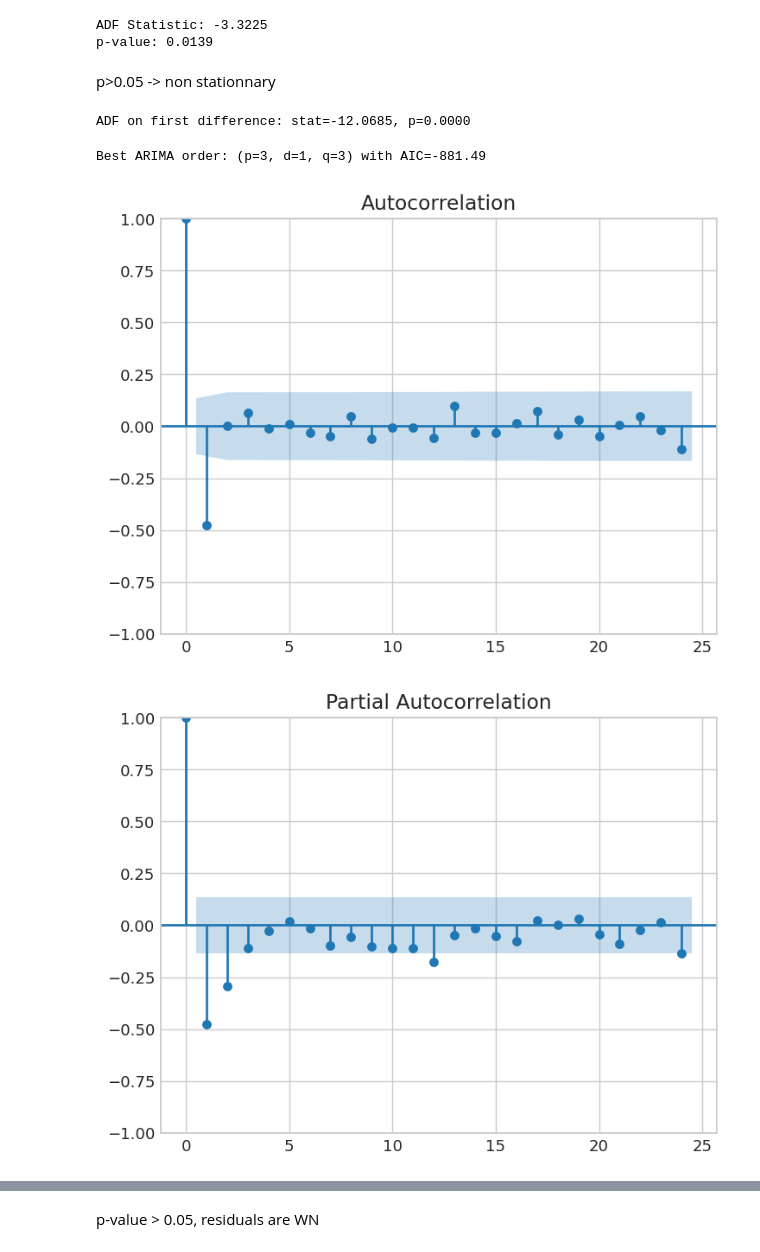
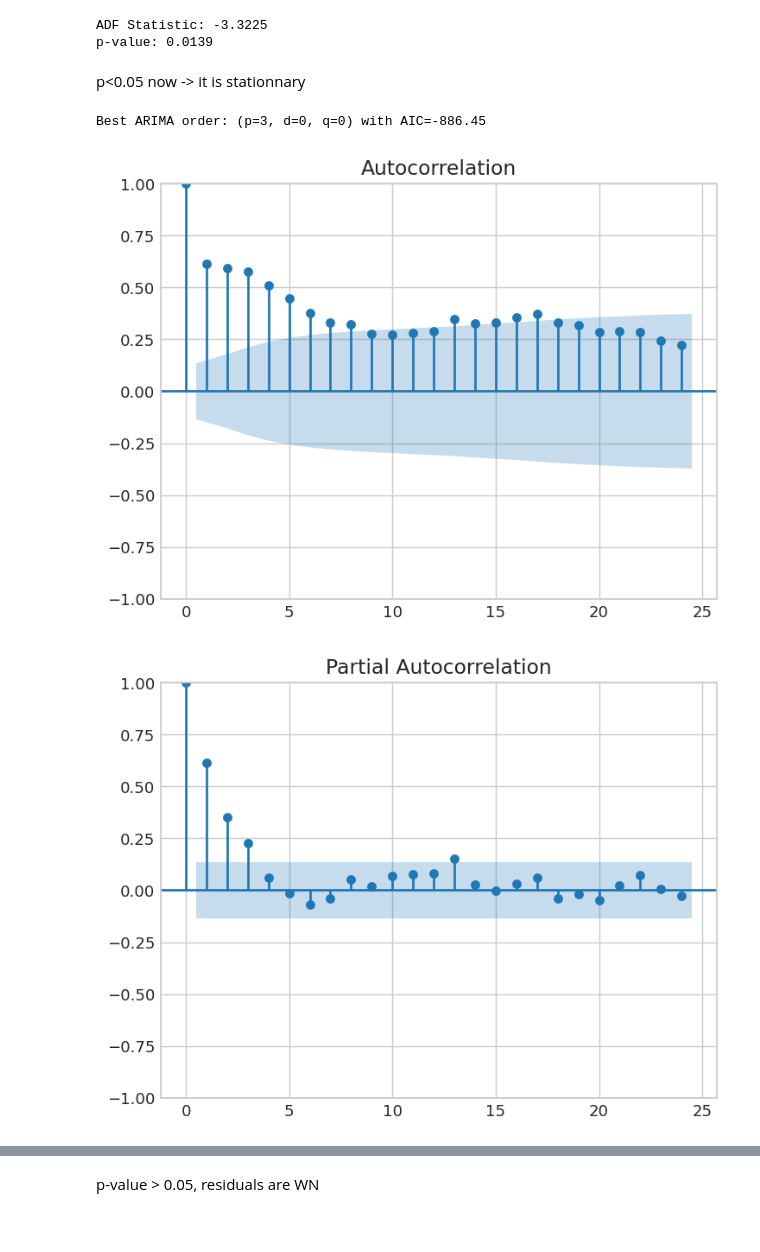
Before and after one commit to GabrielDelhay/Econometrics-project, a Jupyter notebook: SPX_Volatility_Project.ipynb, the cells around one changed output, grey strips where cells are left out. Cells and saved outputs as stored; diff of their text form; code cells hidden in the pictures.

```diff
--- a/SPX_Volatility_Project.ipynb
+++ b/SPX_Volatility_Project.ipynb
@@ -1013,36 +1016,29 @@ print(f"p-value: {result[1]:.4f}")
 ADF Statistic: -3.3225
 p-value: 0.0139
 # %% [markdown]
-p>0.05 -> non stationnary
+p<0.05 now -> it is stationnary
-# %%
-# first difference is stationary (first diff is daily change in implied vol)
-atm_iv_diff = reg['atm_iv'].dropna().diff().dropna()
-result_diff = adfuller(atm_iv_diff)
-print(f"ADF on first difference: stat={result_diff[0]:.4f}, p={result_diff[1]:.4f}")
-# %% [output]
-ADF on first difference: stat=-12.0685, p=0.0000
 # %%
 # identfy p and q
 
 from statsmodels.graphics.tsaplots import plot_acf, plot_pacf
-plot_acf(atm_iv_diff) # gives q
-plot_pacf(atm_iv_diff) # gives p
+plot_acf(reg['atm_iv'].dropna())  # gives p
+plot_pacf(reg['atm_iv'].dropna())   # gives q
 
 from statsmodels.tsa.arima.model import ARIMA
 import itertools
 
 best_aic = np.inf
 for p,q in itertools.product(range(4), range(4)):
     try:
-        model = ARIMA(reg['atm_iv'].dropna(), order=(p,1,q)).fit()
+        model = ARIMA(reg['atm_iv'].dropna(), order=(p,0,q)).fit()
         if model.aic < best_aic:
             best_aic = model.aic
             best_p, best_q = p, q
     except:
         continue
-print(f"Best ARIMA order: (p={best_p}, d=1, q={best_q}) with AIC={best_aic:.2f}")
+print(f"Best ARIMA order: (p={best_p}, d=0, q={best_q}) with AIC={best_aic:.2f}")
 # %% [output]
-Best ARIMA order: (p=3, d=1, q=3) with AIC=-881.49
+Best ARIMA order: (p=3, d=0, q=0) with AIC=-886.45
-[figure, old version]
+[figure, new version]
-[figure, old version]
+[figure, new version]
 # %%
```
Also changed, not shown: parts of 35 cells of this notebook.
